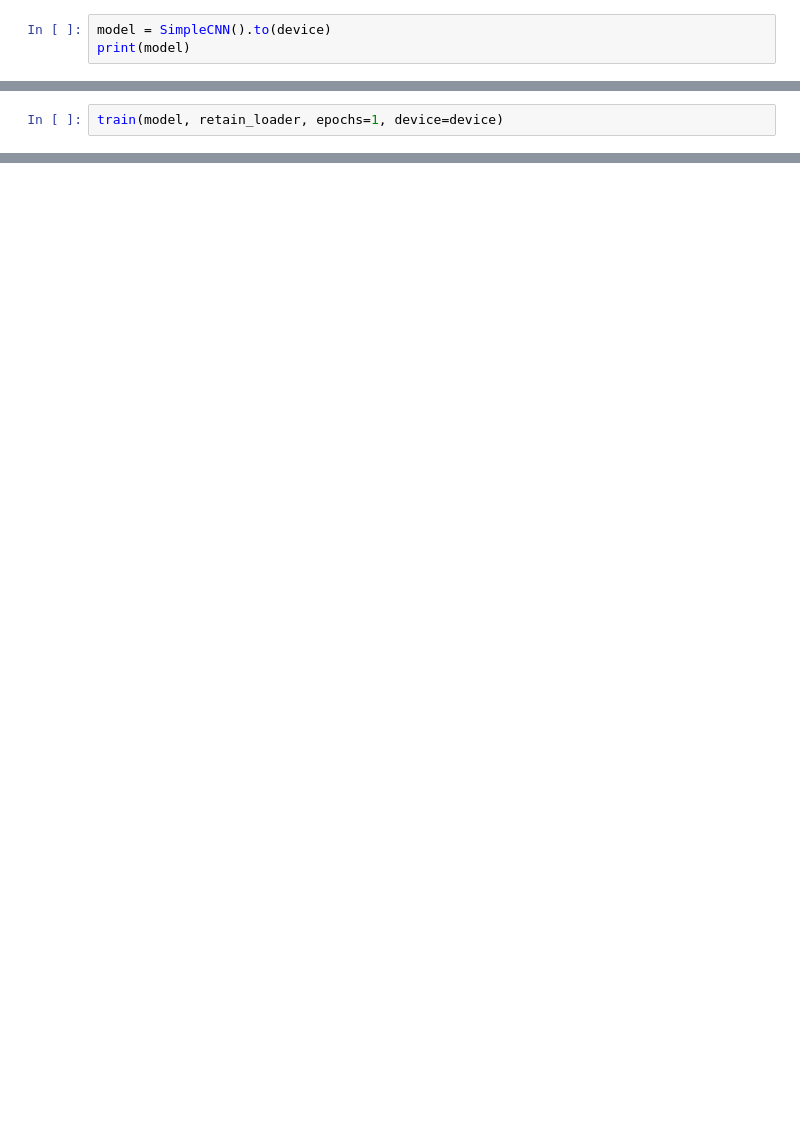
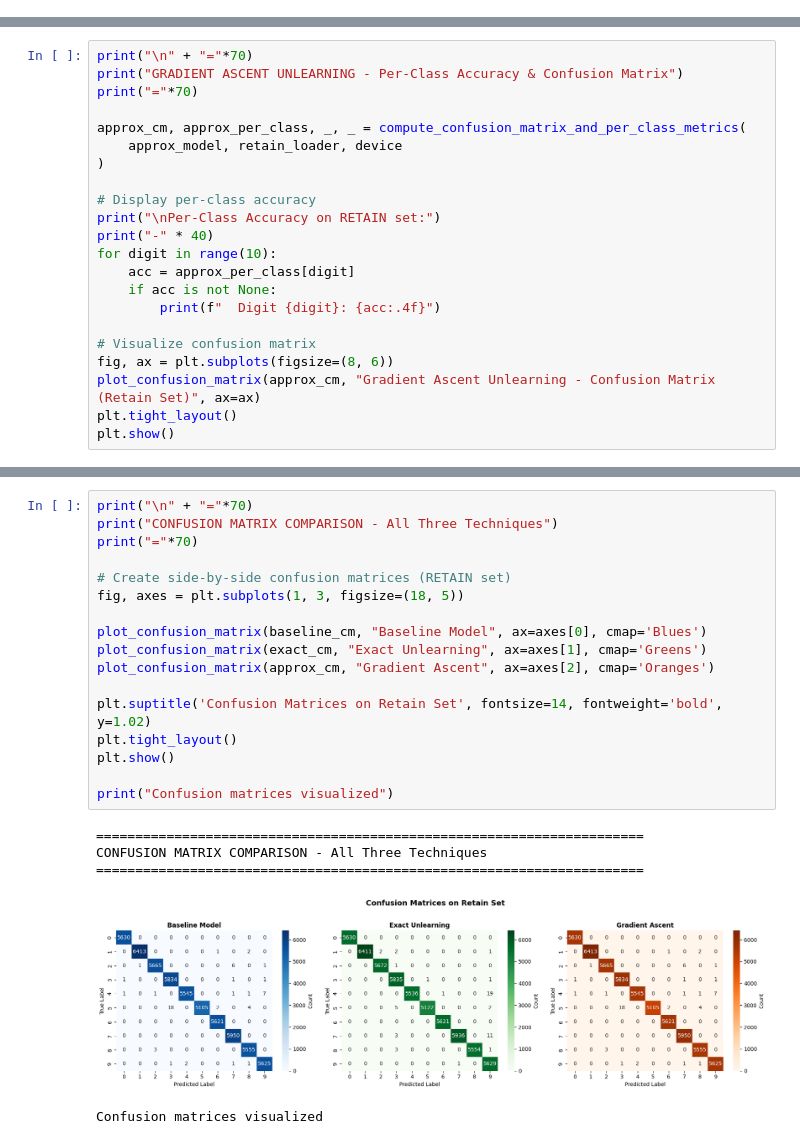
Before and after one commit to NinaAbeyratne/MU-Practice, a Jupyter notebook: notebooks/gradient_ascent_and_gold_model.ipynb, the cells around one changed output, grey strips where cells are left out. Drawn from its saved outputs; the diff is of its cells as text; blank space fills up the shorter version.

Commit message:
All techniques fully implemented and evaluated.Seed 42 results included

```diff
--- a/notebooks/gradient_ascent_and_gold_model.ipynb
+++ b/notebooks/gradient_ascent_and_gold_model.ipynb
@@ -129,3 +0,0 @@ def train(model, loader, epochs=5, device=torch.device("cpu")):
-# %%
-model = SimpleCNN().to(device)
-print(model)
@@ -142,2 +0,0 @@ SimpleCNN(
-# %%
-train(model, retain_loader, epochs=1, device=device)
@@ -387,0 +727,22 @@ Results saved to results/unlearning_results_1768718264.json
+# %%
+print("\n" + "="*70)
+print("GRADIENT ASCENT UNLEARNING - Per-Class Accuracy & Confusion Matrix")
+print("="*70)
+
+approx_cm, approx_per_class, _, _ = compute_confusion_matrix_and_per_class_metrics(
+    approx_model, retain_loader, device
+)
+
+# Display per-class accuracy
+print("\nPer-Class Accuracy on RETAIN set:")
+print("-" * 40)
+for digit in range(10):
+    acc = approx_per_class[digit]
+    if acc is not None:
+        print(f"  Digit {digit}: {acc:.4f}")
+
+# Visualize confusion matrix
+fig, ax = plt.subplots(figsize=(8, 6))
+plot_confusion_matrix(approx_cm, "Gradient Ascent Unlearning - Confusion Matrix (Retain Set)", ax=ax)
+plt.tight_layout()
+plt.show()
@@ -387,0 +886,23 @@ Results saved to results/unlearning_results_1768718264.json
+# %%
+print("\n" + "="*70)
+print("CONFUSION MATRIX COMPARISON - All Three Techniques")
+print("="*70)
+
+# Create side-by-side confusion matrices (RETAIN set)
+fig, axes = plt.subplots(1, 3, figsize=(18, 5))
+
+plot_confusion_matrix(baseline_cm, "Baseline Model", ax=axes[0], cmap='Blues')
+plot_confusion_matrix(exact_cm, "Exact Unlearning", ax=axes[1], cmap='Greens')
+plot_confusion_matrix(approx_cm, "Gradient Ascent", ax=axes[2], cmap='Oranges')
+
+plt.suptitle('Confusion Matrices on Retain Set', fontsize=14, fontweight='bold', y=1.02)
+plt.tight_layout()
+plt.show()
+
+print("Confusion matrices visualized")
+# %% [output]
+======================================================================
+CONFUSION MATRIX COMPARISON - All Three Techniques
+======================================================================
+[figure, added]
+Confusion matrices visualized
```
Also changed, not shown: parts of 68 cells of this notebook, 16 other files.
